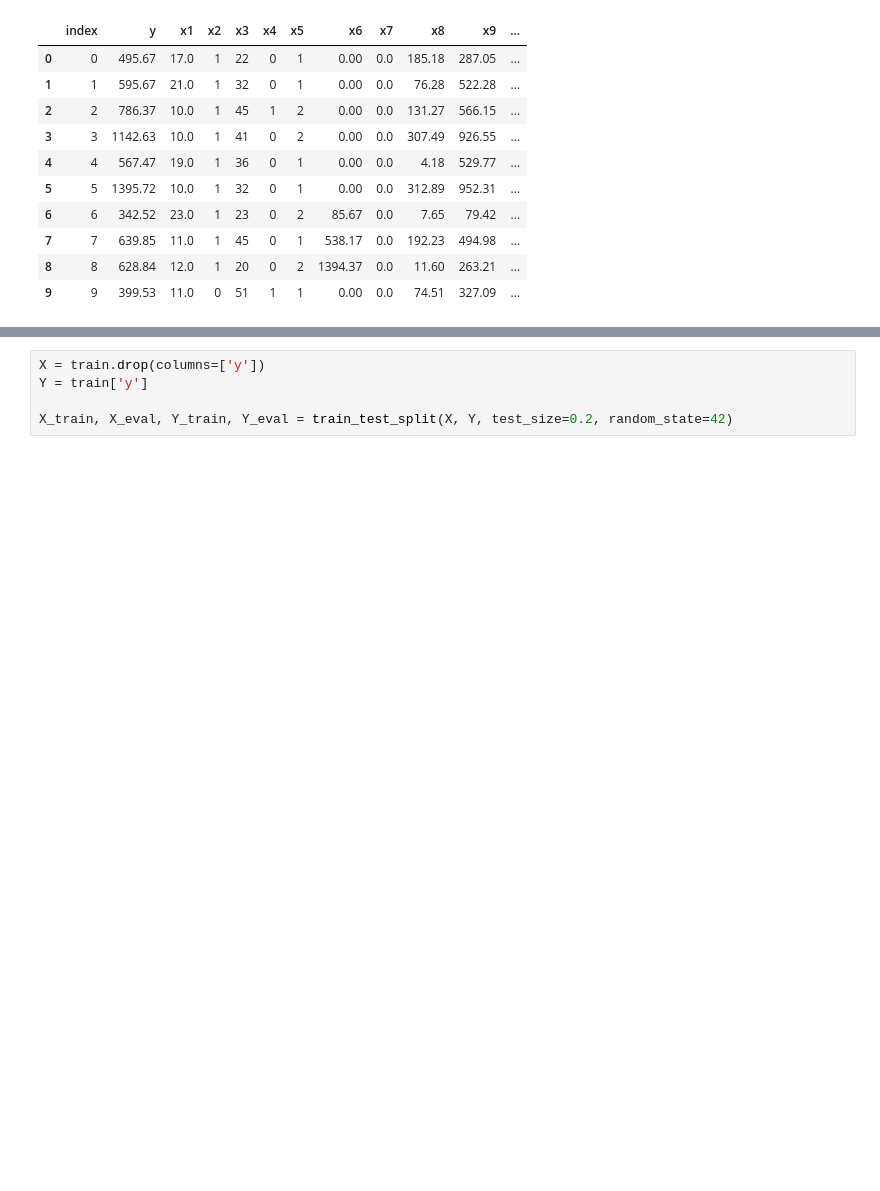
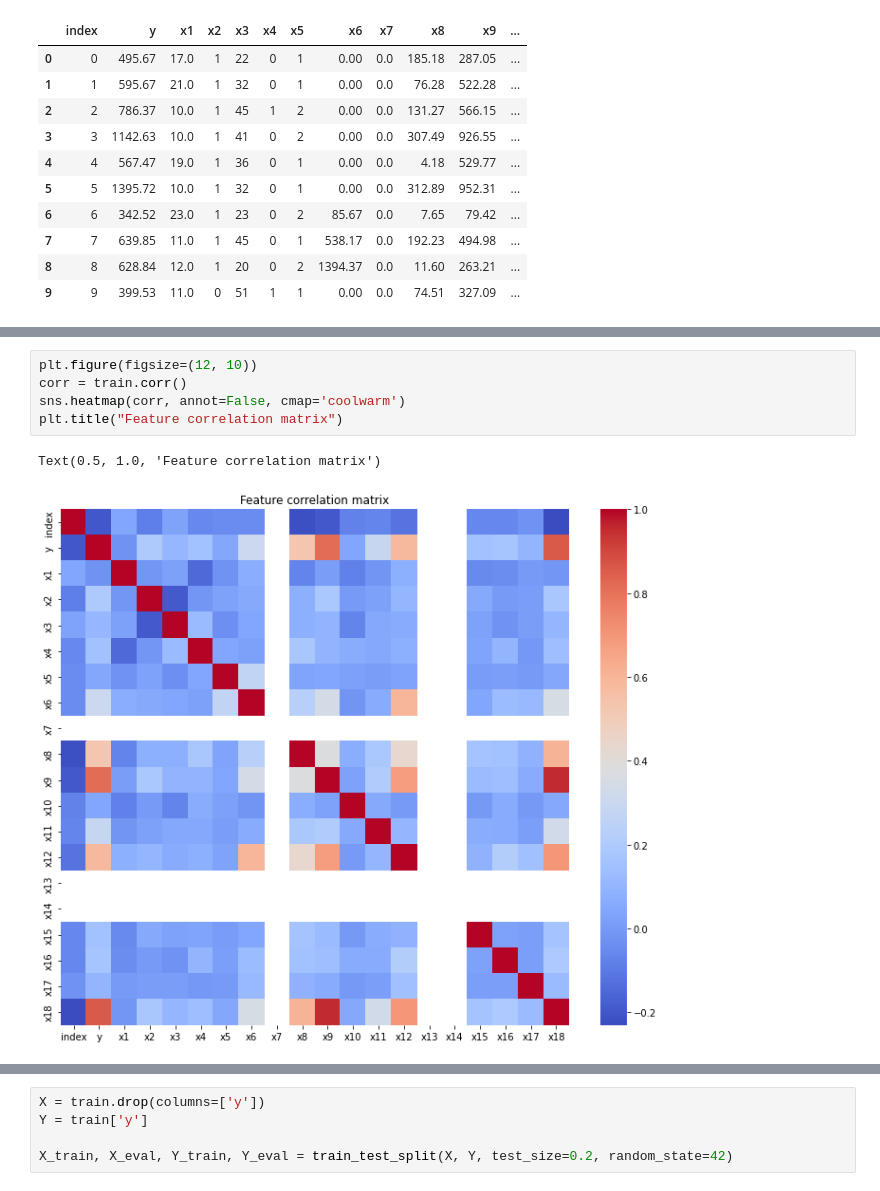
Before and after one commit to nerett/machine-learning, a Jupyter notebook: 2.ipynb, the cells around one changed output, grey strips where cells are left out. Saved outputs shown, nothing was run; the diff lists cells and outputs as text; blank space fills up the shorter version.

```diff
--- a/2.ipynb
+++ b/2.ipynb
@@ -49,0 +60,8 @@ train.head(10)
+# %%
+plt.figure(figsize=(12, 10))
+corr = train.corr()
+sns.heatmap(corr, annot=False, cmap='coolwarm')
+plt.title("Feature correlation matrix")
+# %% [output]
+Text(0.5, 1.0, 'Feature correlation matrix')
+[figure, added]
```
Also changed, not shown: parts of 14 cells of this notebook.
